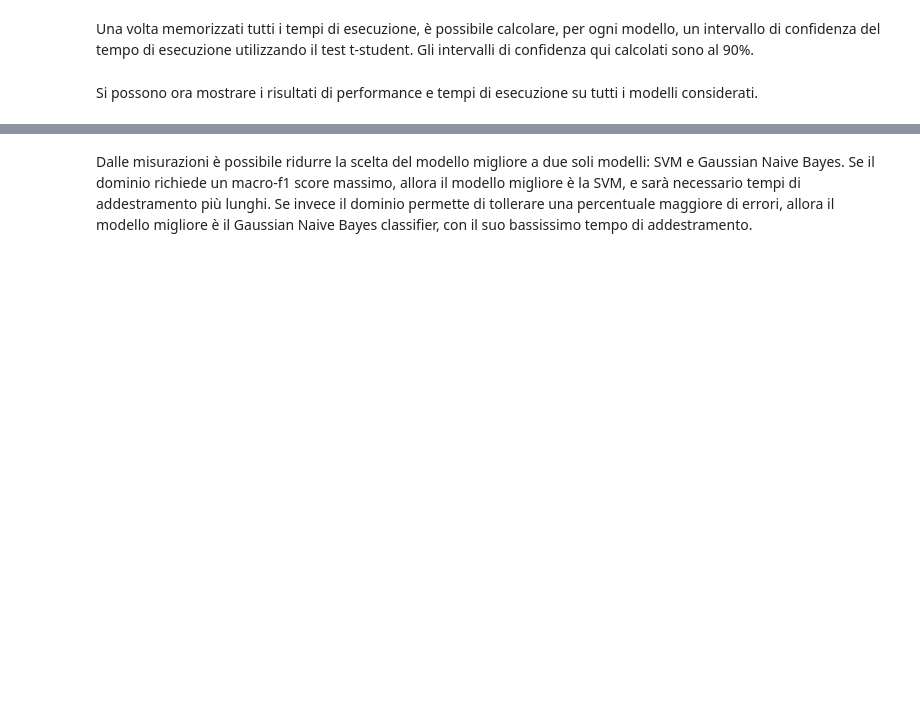
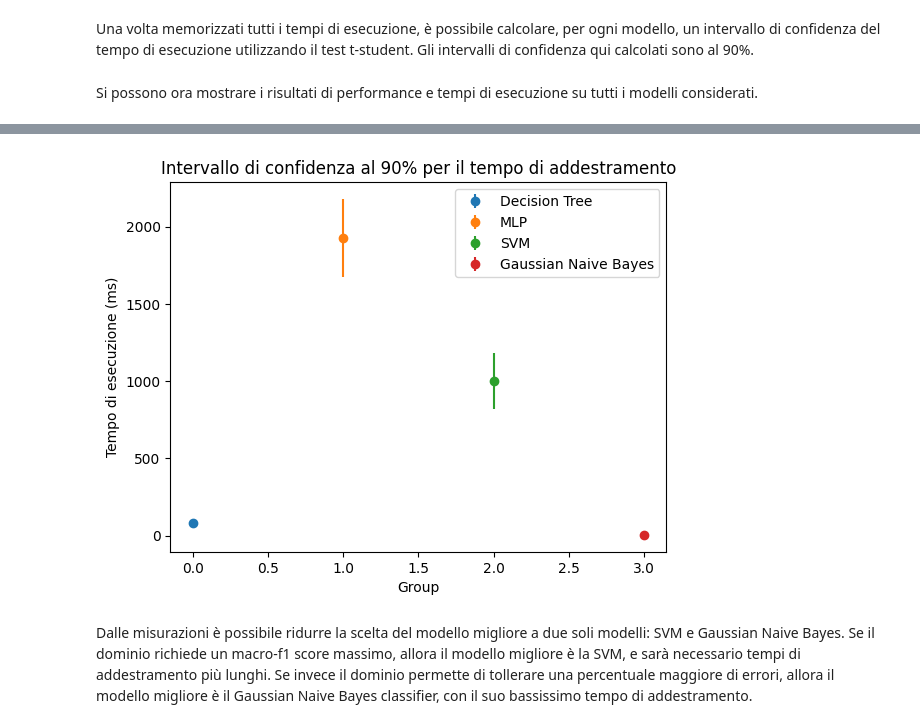
Before and after one commit to mattia010/dry_beans_ML, a Jupyter notebook: dry_beans_notebook.ipynb, the cells around one changed output, grey strips where cells are left out. Saved outputs shown, nothing was run; the diff lists cells and outputs as text; code cells hidden in the pictures; blank space fills up the shorter version.

```diff
--- a/dry_beans_notebook.ipynb
+++ b/dry_beans_notebook.ipynb
@@ -560,3 +574,17 @@ Gaussian Naive Bayes -- (5, 6)
+# %%
+plt.errorbar(0, np.mean(tree_time)*1000, yerr=(st_time_tree[1]*1000 - st_time_tree[0]*1000)/2, fmt='o', label='Decision Tree')
+plt.errorbar(1, np.mean(mlp_time)*1000, yerr=(st_time_mlp[1]*1000 - st_time_mlp[0]*1000)/2, fmt='o', label='MLP')
+plt.errorbar(2, np.mean(svm_time)*1000, yerr=(st_time_svm[1]*1000 - st_time_svm[0]*1000)/2, fmt='o', label='SVM')
+plt.errorbar(3, np.mean(gnb_time)*1000, yerr=(st_time_gnb[1]*1000 - st_time_gnb[0]*1000)/2, fmt='o', label='Gaussian Naive Bayes')
+
+plt.xlabel('Group')
+plt.ylabel('Tempo di esecuzione (ms)')
+plt.title('Intervallo di confidenza al {:.0f}% per il tempo di addestramento'.format(time_confidence * 100))
+
+plt.legend()
+plt.show()
+# %% [output]
+[figure, added]
 # %% [markdown]
 Dalle misurazioni è possibile ridurre la scelta del modello migliore a due soli modelli: SVM e Gaussian Naive Bayes. Se il dominio richiede un macro-f1 score massimo, allora il modello migliore è la SVM, e sarà necessario tempi di addestramento più lunghi.
 Se invece il dominio permette di tollerare una percentuale maggiore di errori, allora il modello migliore è il Gaussian Naive Bayes classifier, con il suo bassissimo tempo di addestramento.
```
Also changed, not shown: parts of 5 cells of this notebook, 9 other files.
